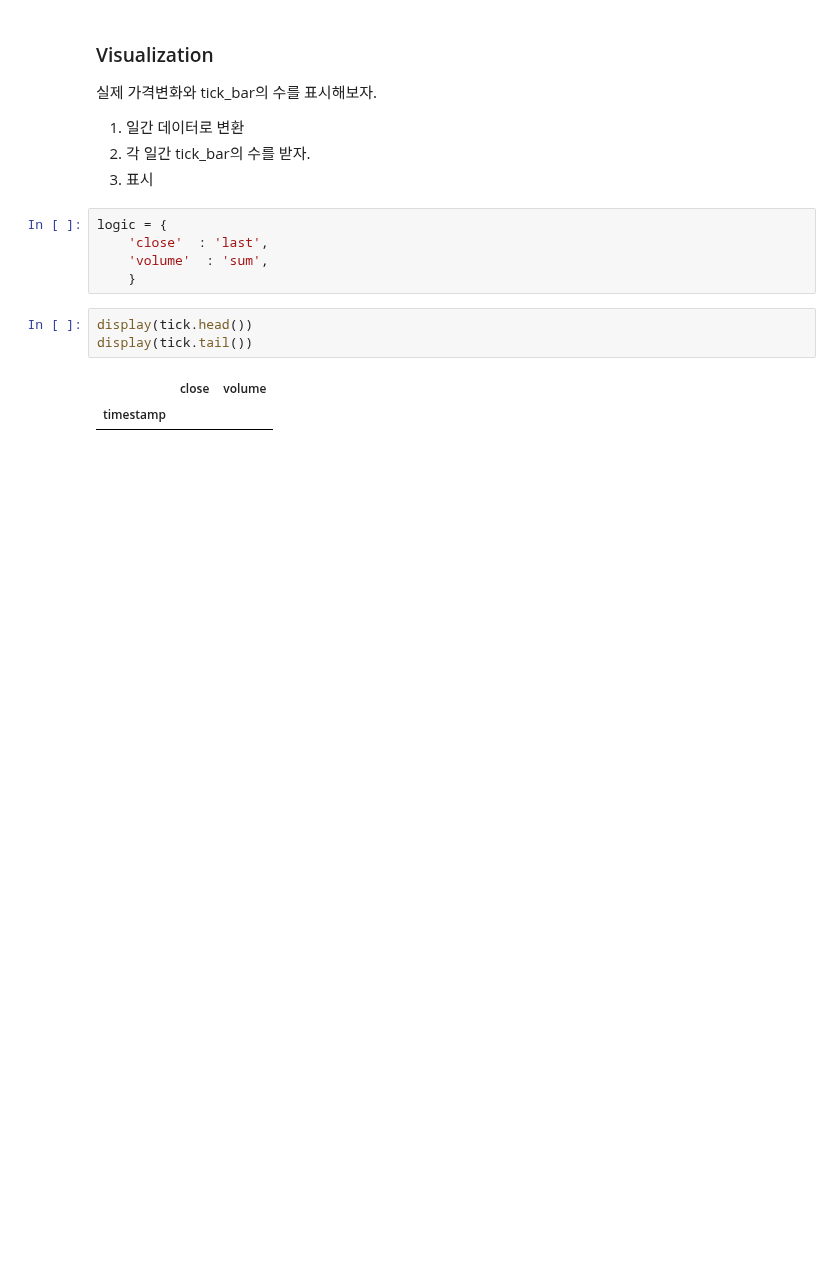
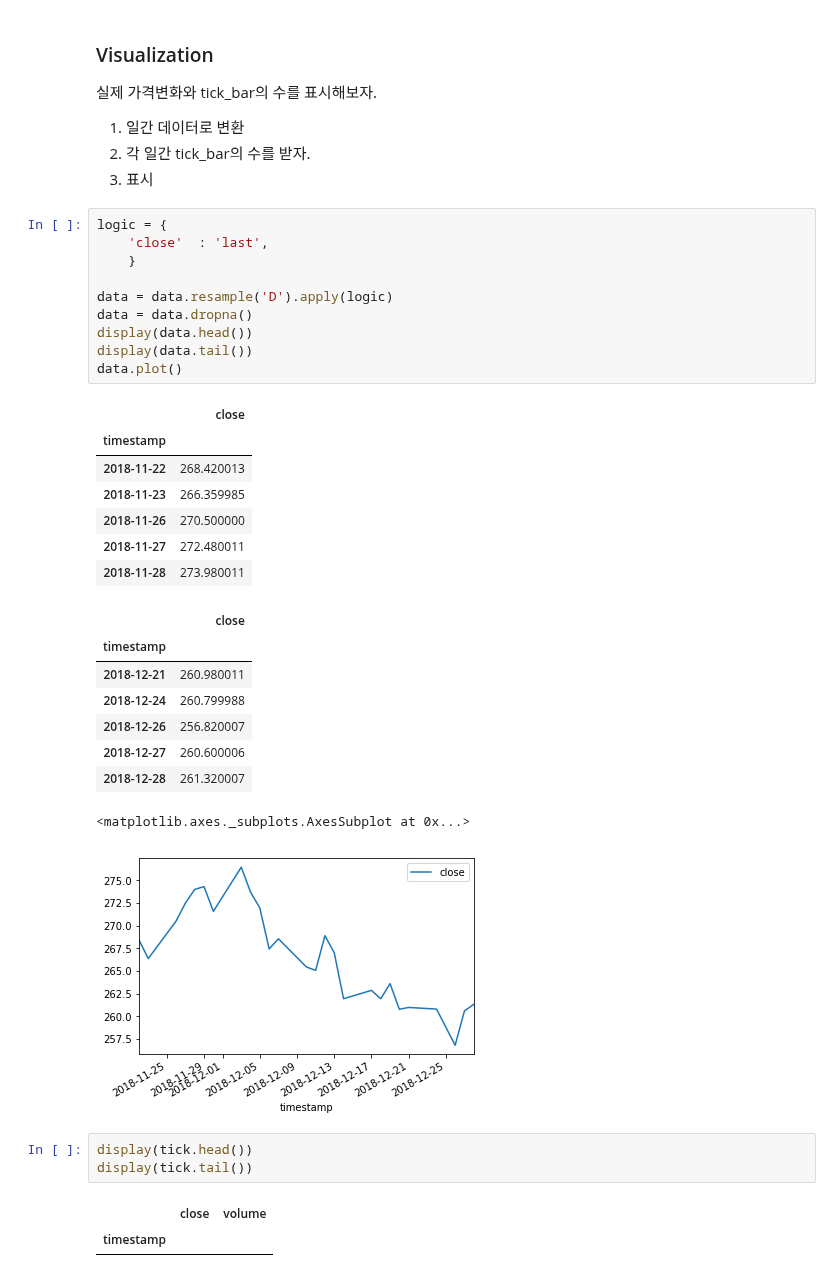
Before and after one commit to kooBH/FinanceServer, a Jupyter notebook: DE_PRADO/ch2.ipynb, the cells around one changed output. Saved outputs shown, nothing was run; the diff lists cells and outputs as text; blank space fills up the shorter version.

```diff
--- a/DE_PRADO/ch2.ipynb
+++ b/DE_PRADO/ch2.ipynb
@@ -491,11 +497,33 @@ num_tick 79
 1. 일간 데이터로 변환
 2. 각 일간 tick_bar의 수를 받자.
 3. 표시
-# %%
-logic = {
-    'close'  : 'last',
-    'volume'  : 'sum',
-    }
+# %%
+logic = {
+    'close'  : 'last',
+    }
+
+data = data.resample('D').apply(logic)
+data = data.dropna()
+display(data.head())
+display(data.tail())
+data.plot()
+# %% [output]
+|  | close |
+| timestamp |  |
+| 2018-11-22 | 268.420013 |
+| 2018-11-23 | 266.359985 |
+| 2018-11-26 | 270.500000 |
+| 2018-11-27 | 272.480011 |
+| 2018-11-28 | 273.980011 |
+|  | close |
+| timestamp |  |
+| 2018-12-21 | 260.980011 |
+| 2018-12-24 | 260.799988 |
+| 2018-12-26 | 256.820007 |
+| 2018-12-27 | 260.600006 |
+| 2018-12-28 | 261.320007 |
+<matplotlib.axes._subplots.AxesSubplot at 0x...>
+[figure, added]
 # %%
 display(tick.head())
 display(tick.tail())
```
Also changed, not shown: parts of 5 cells of this notebook.
